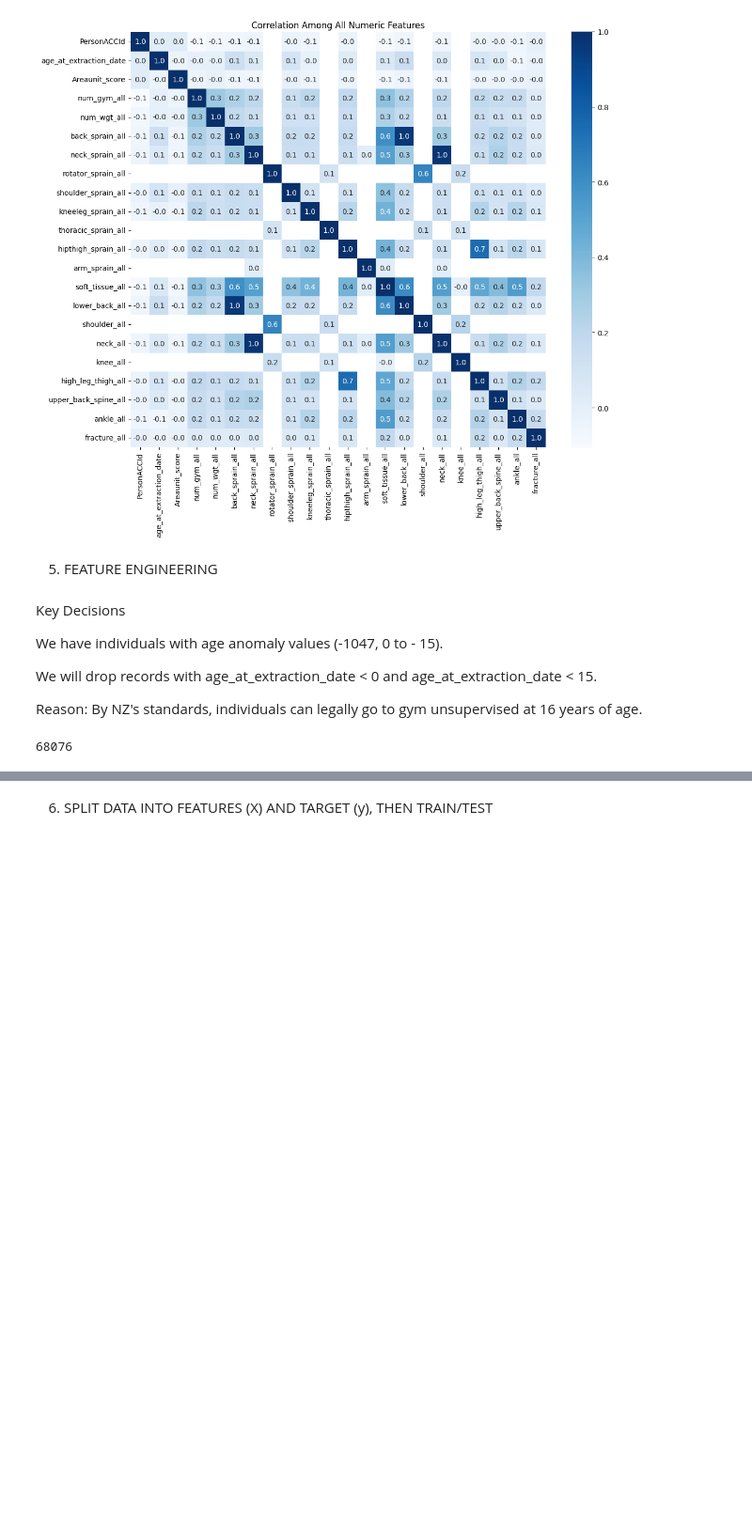
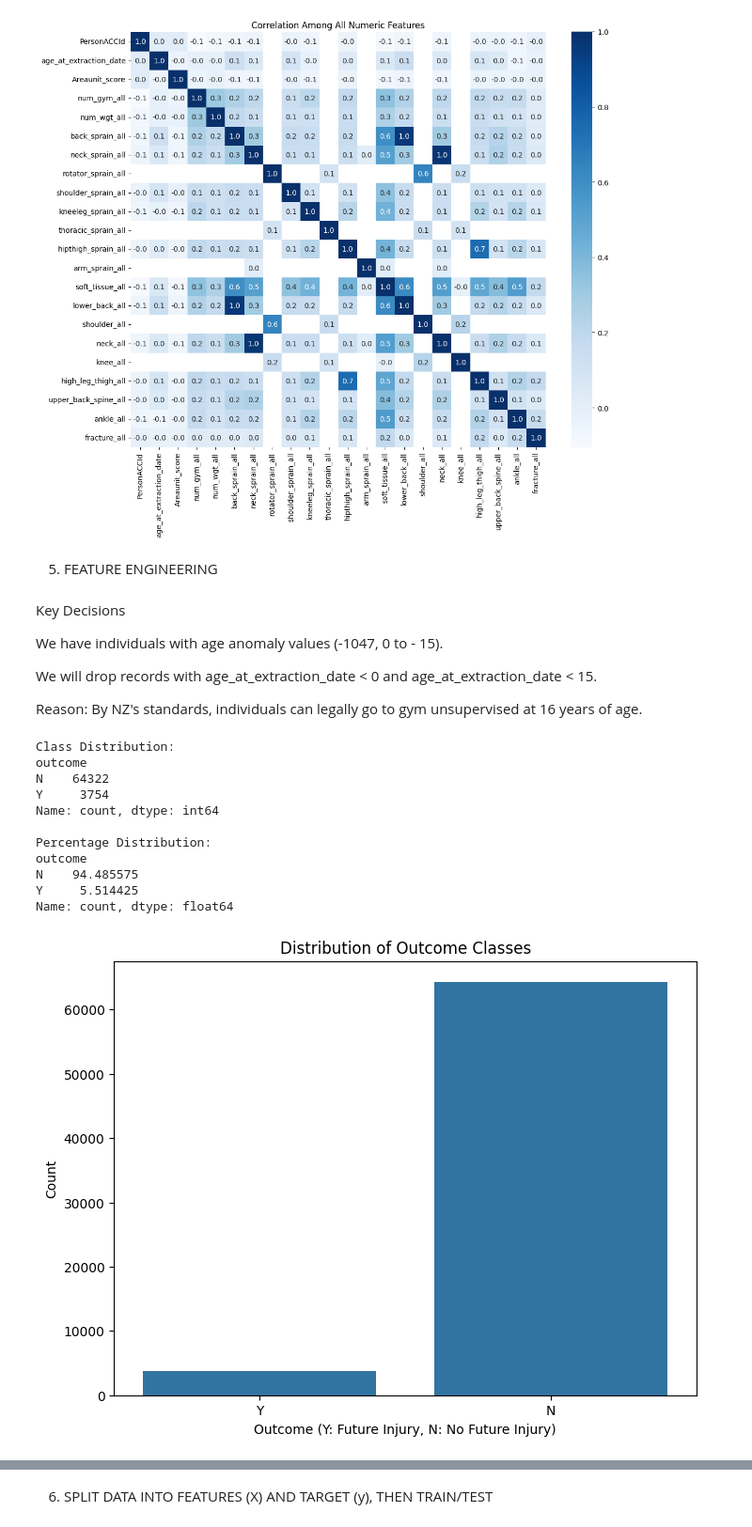
Before and after one commit to Dmi10000/acc-gym-injuries, a Jupyter notebook: gym-injuries-prevention.ipynb, the cells around one changed output, grey strips where cells are left out. Shown at 94% size. Saved outputs shown, nothing was run; the diff lists cells and outputs as text; code cells hidden in the pictures; blank space fills up the shorter version.

Commit message:
Update gym injuries

```diff
--- a/gym-injuries-prevention.ipynb
+++ b/gym-injuries-prevention.ipynb
@@ -184,12 +192,37 @@ We have individuals with age anomaly values (-1047, 0 to - 15).
 We will drop records with age_at_extraction_date < 0 and age_at_extraction_date < 15.
 
 Reason: By NZ's standards, individuals can legally go to gym unsupervised at 16 years of age.
-# %%
-# 5. FEATURE ENGINEERING
-# -------------------------------------------------------------
-
-# exclude records with age_at_extraction_date < 0 and age_at_extraction_date < 15
-gym_injuries_df = gym_injuries_df[gym_injuries_df['age_at_extraction_date'] > 15]
-len(gym_injuries_df)
-# %% [output]
-68076
+# %%
+# 5. FEATURE ENGINEERING
+# -------------------------------------------------------------
+
+# exclude records with age_at_extraction_date < 0 and age_at_extraction_date < 15
+gym_injuries_df = gym_injuries_df[gym_injuries_df['age_at_extraction_date'] > 15]
+
+# Check class distribution of outcome variable
+outcome_dist = gym_injuries_df['outcome'].value_counts()
+print("\nClass Distribution:")
+print(outcome_dist)
+print("\nPercentage Distribution:")
+print(outcome_dist / len(gym_injuries_df) * 100)
+
+# Visualize the distribution
+plt.figure(figsize=(8, 6))
+sns.countplot(data=gym_injuries_df, x='outcome')
+plt.title('Distribution of Outcome Classes')
+plt.xlabel('Outcome (Y: Future Injury, N: No Future Injury)')
+plt.ylabel('Count')
+plt.show()
+# %% [output]
+Class Distribution:
+outcome
+N    64322
+Y     3754
+Name: count, dtype: int64
+
+Percentage Distribution:
+outcome
+N    94.485575
+Y     5.514425
+Name: count, dtype: float64
+[figure, added]
```
Also changed, not shown: parts of 19 cells of this notebook.
